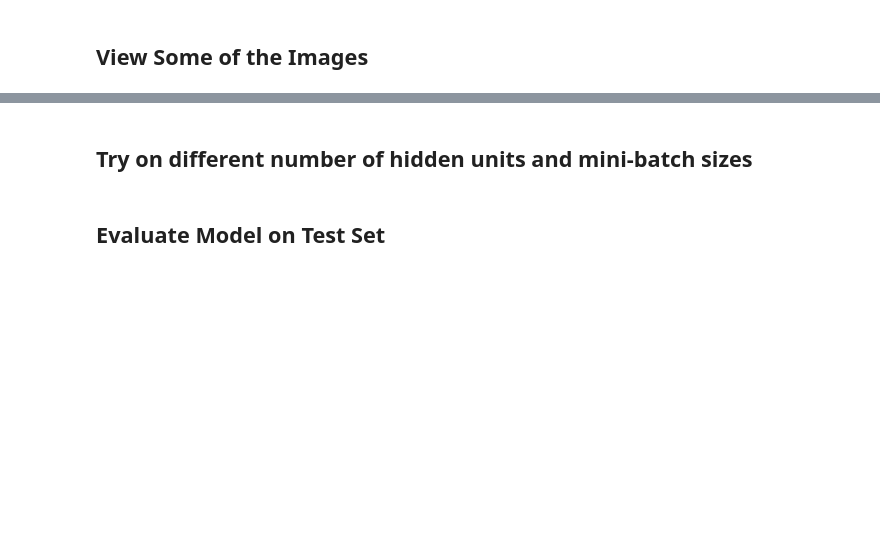
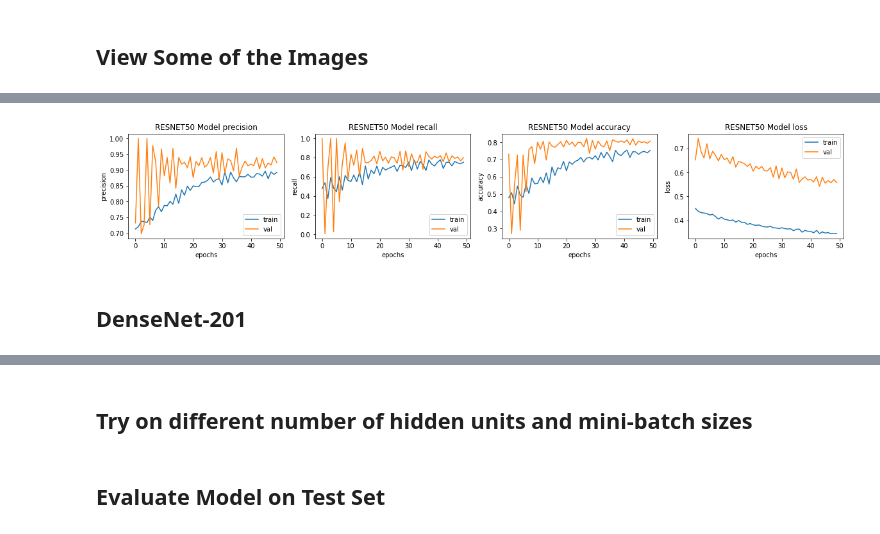
Before and after one commit to dagartga/Transfer_Learning_X-Ray_Classification, a Jupyter notebook: transfer-model-training.ipynb, the cells around one changed output, grey strips where cells are left out. Saved outputs shown, nothing was run; the diff lists cells and outputs as text; code cells hidden in the pictures; blank space fills up the shorter version.

```diff
--- a/transfer-model-training.ipynb
+++ b/transfer-model-training.ipynb
@@ -279,6 +335,6 @@ initial_bias
 # %%
 weight_for_0 = (1 / NORMAL_COUNT)*(TRAIN_IMG_COUNT)/2.0
-weight_for_1 = (1 / PNEUMONIA_COUNT)*(TRAIN_IMG_COUNT)/2.0
+weight_for_1 = (1 / PNEUM_COUNT)*(TRAIN_IMG_COUNT)/2.0
 # %%
 class_weight = {0: weight_for_0, 1: weight_for_1}
 print(f'Weight for class 0: {weight_for_0:.2f}')
@@ -287,0 +415,3 @@ print(f'Weight for class 1: {weight_for_1:.2f}')
+# %%
+checkpoint_cb = tf.keras.callbacks.ModelCheckpoint("vgg16_xray_model.h5", save_best_only=True)
+early_stopping_cb = tf.keras.callbacks.EarlyStopping(patience=10, restore_best_weights=True)
@@ -321,0 +558,31 @@ early_stopping_cb = tf.keras.callbacks.EarlyStopping(patience=10, restore_best_w
+# %%
+with strategy.scope():
+
+    base_model = tf.keras.applications.resnet50.ResNet50(
+                input_shape=(IMAGE_SIZE[0], IMAGE_SIZE[1], 3),
+                include_top=False,
+                weights='imagenet'
+                )
+    base_model.trainable = False
+
+    x=base_model.output
+    inputs = tf.keras.Input(shape=(IMAGE_SIZE[0], IMAGE_SIZE[1], 3))
+    x = base_model(inputs, training=False)
+    x = tf.keras.layers.GlobalAveragePooling2D()(x)
+    x = tf.keras.layers.Dropout(0.3)(x)
+    outputs = tf.keras.layers.Dense(1, activation='sigmoid')(x)
+    model = tf.keras.Model(inputs, outputs)
+
+
+
+    METRICS = [
+        'accuracy',
+        tf.keras.metrics.Precision(name='precision'),
+        tf.keras.metrics.Recall(name='recall')
+        ]
+
+    model.compile(
+            optimizer='adam',
+            loss='binary_crossentropy',
+            metrics=METRICS
+             )
@@ -322,4 +592,7 @@ early_stopping_cb = tf.keras.callbacks.EarlyStopping(patience=10, restore_best_w
 # %%
+ccheckpoint_cb = tf.keras.callbacks.ModelCheckpoint("resnet50_xray_model.h5", save_best_only=True)
+early_stopping_cb = tf.keras.callbacks.EarlyStopping(patience=10, restore_best_weights=True)
+
 history = model.fit(
                    train_ds,
                    steps_per_epoch=TRAIN_IMG_COUNT // BATCH_SIZE,
@@ -332,14 +623,18 @@ history = model.fit(
 # %%
 fig, ax = plt.subplots(1, 4, figsize=(20, 3))
 ax = ax.ravel()
 
 for i, metric in enumerate(['precision', 'recall', 'accuracy', 'loss']):
     ax[i].plot(history.history[metric])
     ax[i].plot(history.history['val_'+metric])
-    ax[i].set_title(f'Model {metric}')
+    ax[i].set_title(f'RESNET50 Model {metric}')
     ax[i].set_xlabel('epochs')
     ax[i].set_ylabel(metric)
     ax[i].legend(['train', 'val'])
+# %% [output]
+[figure, added]
+# %% [markdown]
+## DenseNet-201
 # %%
 with strategy.scope():
 
```
Also changed, not shown: parts of 52 cells of this notebook.
